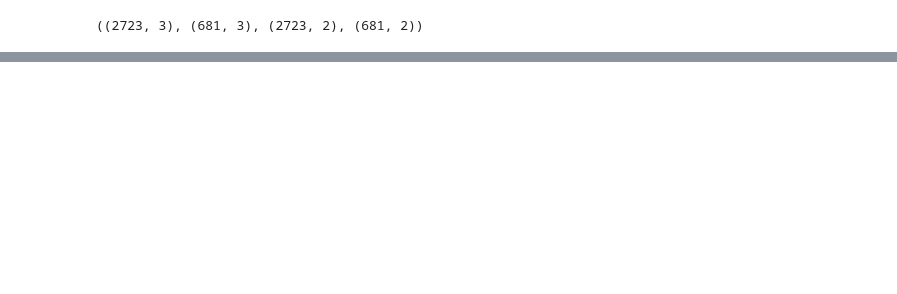
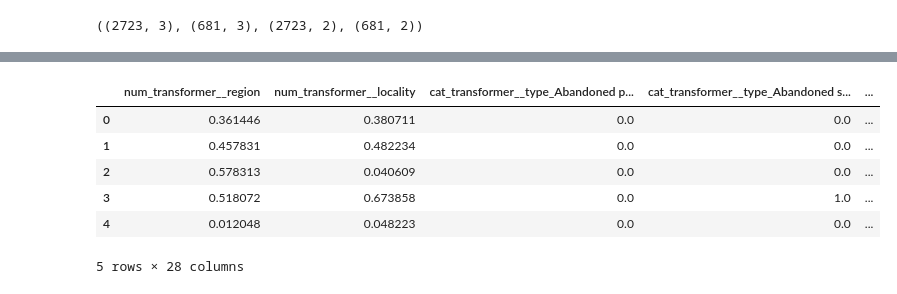
Before and after one commit to gilles4/stilligo_GitHub, a Jupyter notebook: pipeline.ipynb, the cells around one changed output, grey strips where cells are left out. Saved outputs shown, nothing was run; the diff lists cells and outputs as text; code cells hidden in the pictures; blank space fills up the shorter version.

Commit message:
preprocessor parse matrix issue fixed

```diff
--- a/pipeline.ipynb
+++ b/pipeline.ipynb
@@ -124,3 +172,16 @@ TypeError: fit_transform() takes 2 positional arguments but 3 were given
+# %%
+pd.DataFrame(
+    X_train_transformed,
+    columns=preprocessor.get_feature_names_out()
+).head()
+# %% [output]
+|  | num_transformer__region | num_transformer__locality | cat_transformer__type_Abandoned p... | cat_transformer__type_Abandoned s... | ... |
+| 0 | 0.361446 | 0.380711 | 0.0 | 0.0 | ... |
+| 1 | 0.457831 | 0.482234 | 0.0 | 0.0 | ... |
+| 2 | 0.578313 | 0.040609 | 0.0 | 0.0 | ... |
+| 3 | 0.518072 | 0.673858 | 0.0 | 1.0 | ... |
+| 4 | 0.012048 | 0.048223 | 0.0 | 0.0 | ... |
+5 rows × 28 columns
 # %%
 #score the knn model on the testing data
 preprocessor.score(X_test,y_test)
```
Also changed, not shown: parts of 12 cells of this notebook.
